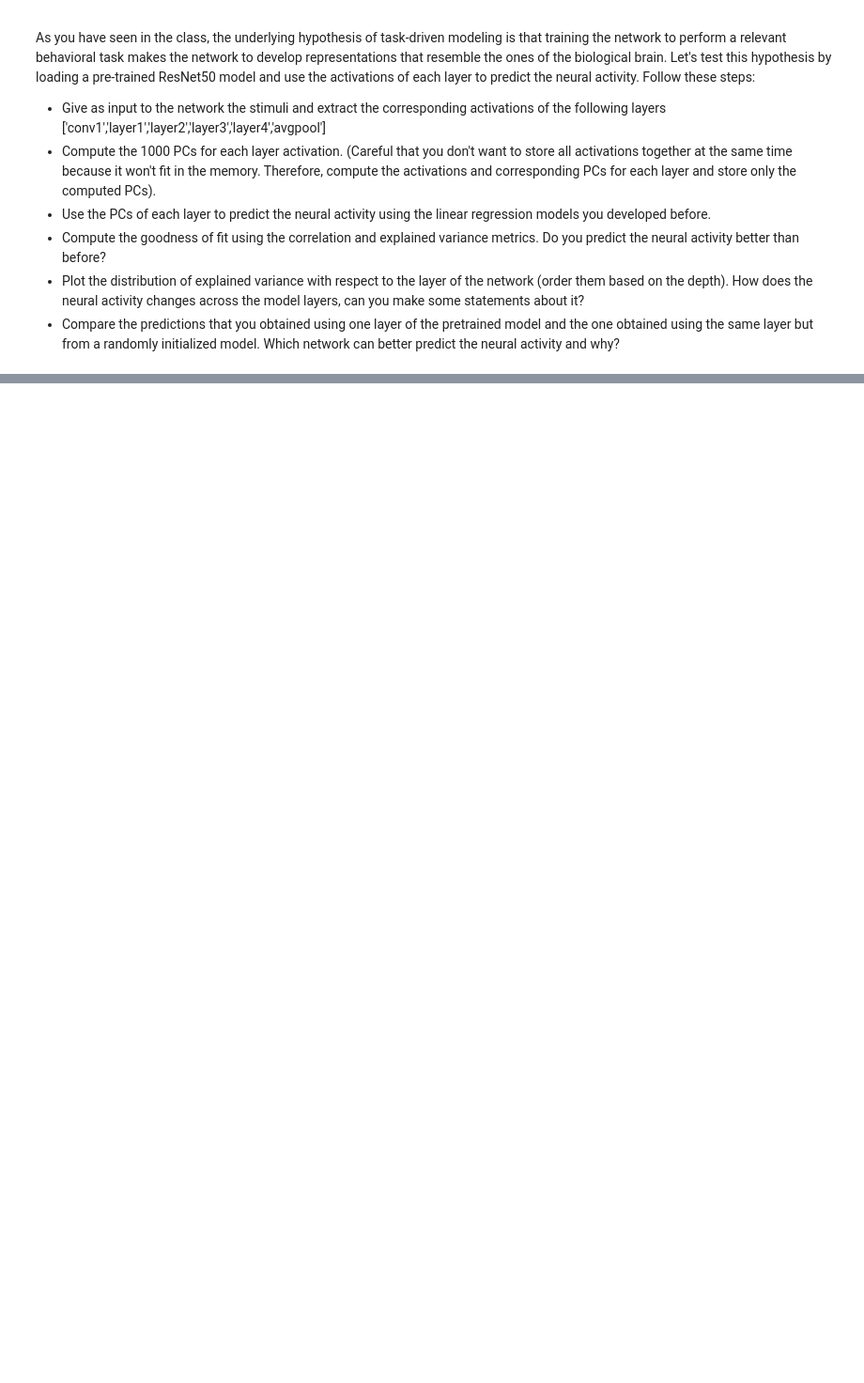
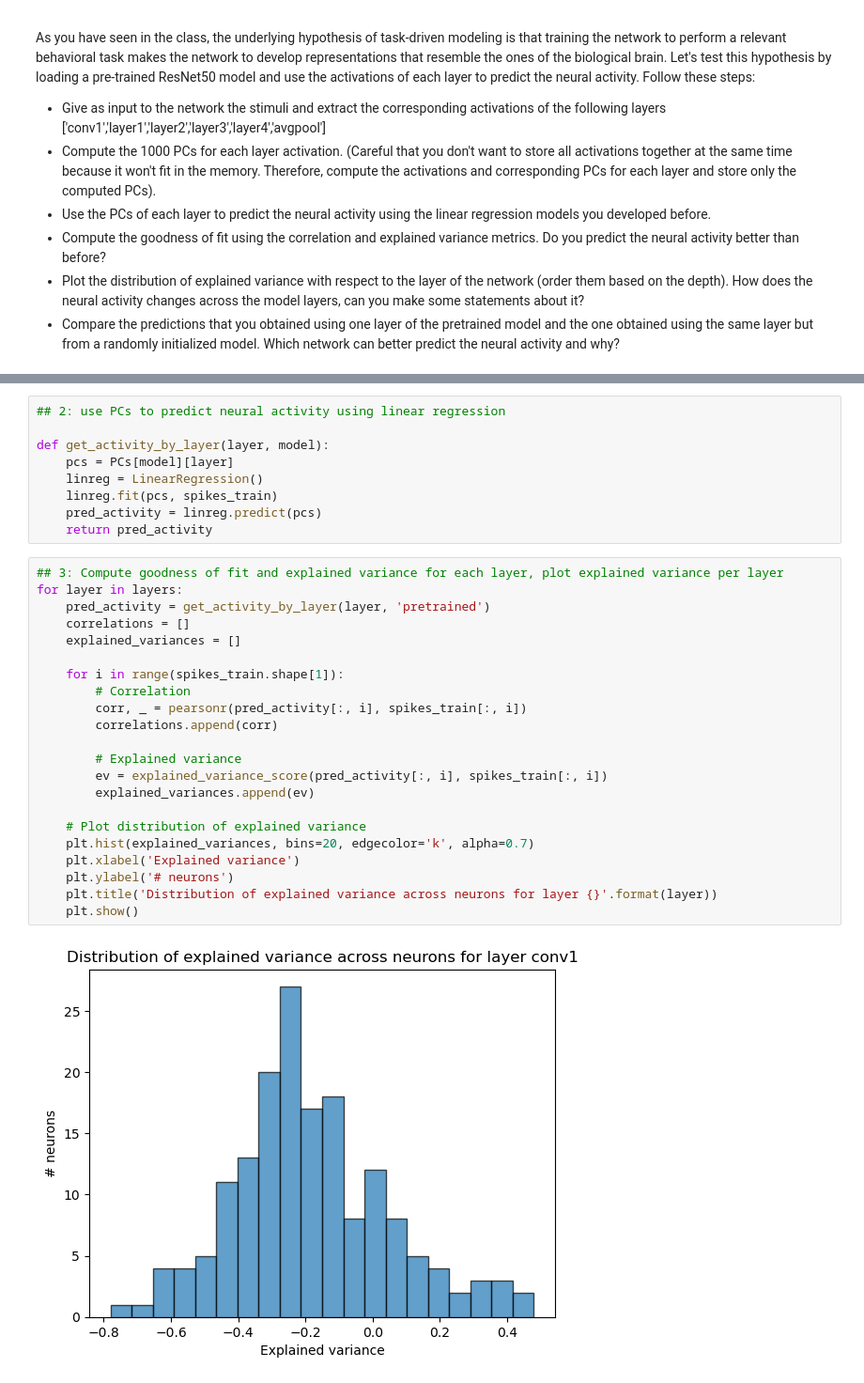
Before and after one commit to louise-montlahuc/nx414_team1, a Jupyter notebook: Week_6/week6.ipynb, the cells around one changed output, grey strips where cells are left out. Shown: that part at 94% size. Cells and saved outputs as stored; diff of their text form; blank space fills up the shorter version.

```diff
--- a/Week_6/week6.ipynb
+++ b/Week_6/week6.ipynb
@@ -198,0 +284,33 @@ As you have seen in the class, the underlying hypothesis of task-driven modeling
+# %%
+## 2: use PCs to predict neural activity using linear regression
+
+def get_activity_by_layer(layer, model):
+    pcs = PCs[model][layer]
+    linreg = LinearRegression()
+    linreg.fit(pcs, spikes_train)
+    pred_activity = linreg.predict(pcs)
+    return pred_activity
+# %%
+## 3: Compute goodness of fit and explained variance for each layer, plot explained variance per layer
+for layer in layers:
+    pred_activity = get_activity_by_layer(layer, 'pretrained')
+    correlations = []
+    explained_variances = []
+
+    for i in range(spikes_train.shape[1]):
+        # Correlation
+        corr, _ = pearsonr(pred_activity[:, i], spikes_train[:, i])
+        correlations.append(corr)
+
+        # Explained variance
+        ev = explained_variance_score(pred_activity[:, i], spikes_train[:, i])
+        explained_variances.append(ev)
+
+    # Plot distribution of explained variance
+    plt.hist(explained_variances, bins=20, edgecolor='k', alpha=0.7)
+    plt.xlabel('Explained variance')
+    plt.ylabel('# neurons')
+    plt.title('Distribution of explained variance across neurons for layer {}'.format(layer))
+    plt.show()
+# %% [output]
+[figure, added]
```
Also changed, not shown: parts of 15 cells of this notebook, 2 other files.
